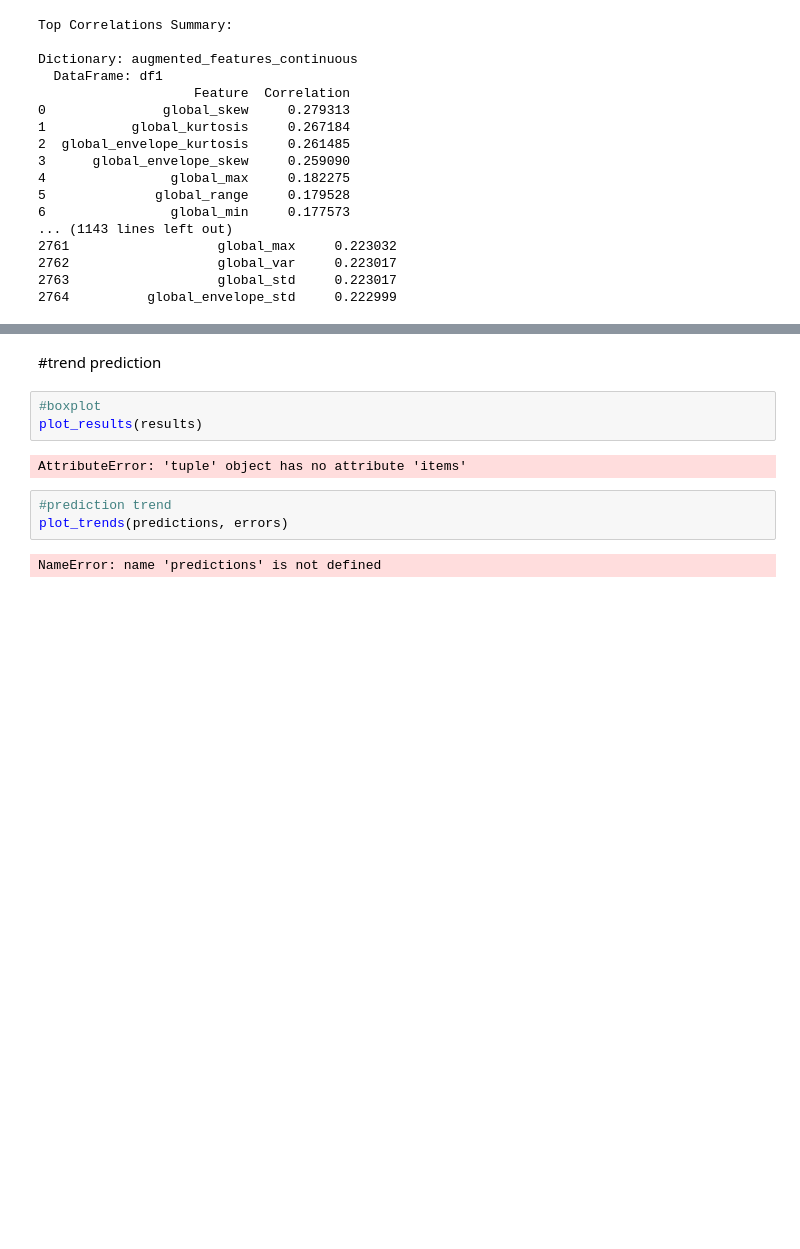
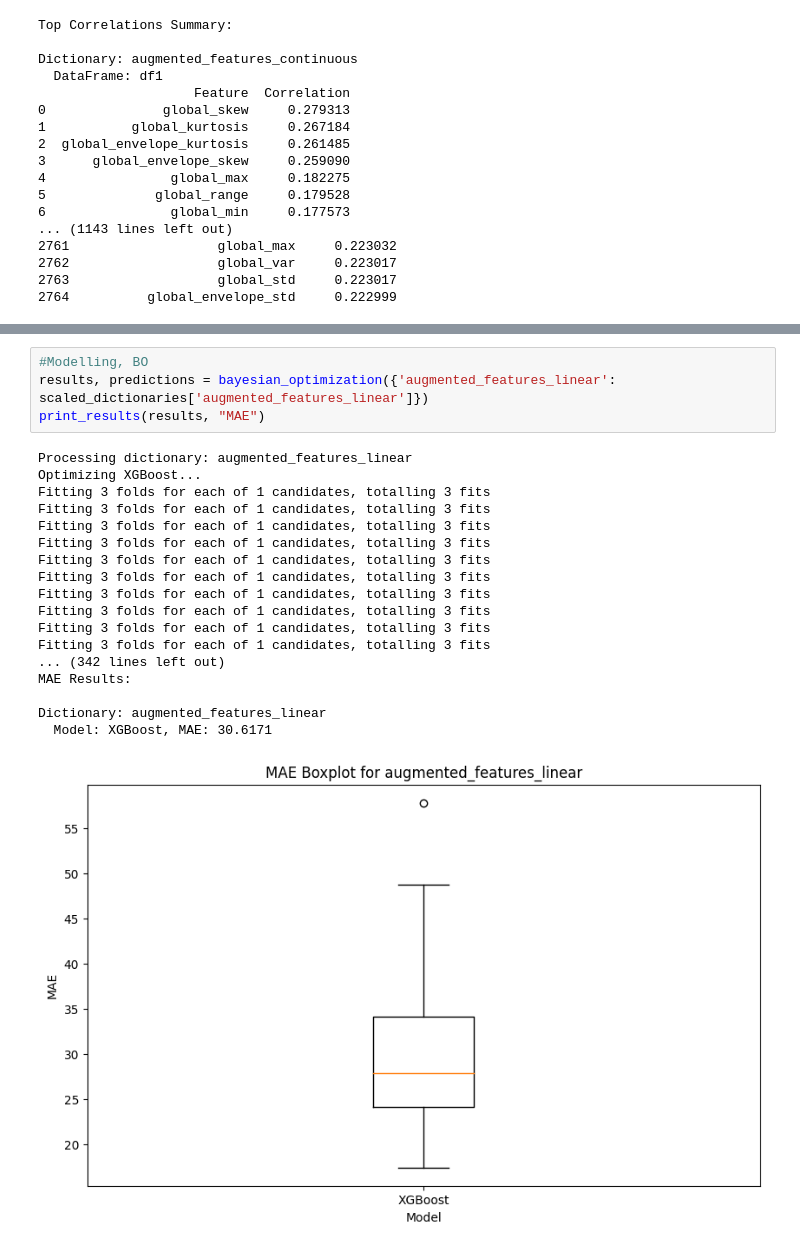
Before and after one commit to stebil87/Thesis, a Jupyter notebook: Analysis.ipynb, the cells around one changed output, grey strips where cells are left out. Drawn from its saved outputs; the diff is of its cells as text; blank space fills up the shorter version.

```diff
--- a/Analysis.ipynb
+++ b/Analysis.ipynb
@@ -295,12 +300,23 @@ KeyboardInterrupt:
-# %% [markdown]
-#trend prediction
-# %%
-#boxplot
-plot_results(results)
-# %% [output]
-AttributeError: 'tuple' object has no attribute 'items'
-# %%
-#prediction trend
-plot_trends(predictions, errors)
-# %% [output]
-NameError: name 'predictions' is not defined
+# %%
+#Modelling, BO
+results, predictions = bayesian_optimization({'augmented_features_linear': scaled_dictionaries['augmented_features_linear']})
+print_results(results, "MAE")
+# %% [output]
+Processing dictionary: augmented_features_linear
+Optimizing XGBoost...
+Fitting 3 folds for each of 1 candidates, totalling 3 fits
+Fitting 3 folds for each of 1 candidates, totalling 3 fits
+Fitting 3 folds for each of 1 candidates, totalling 3 fits
+Fitting 3 folds for each of 1 candidates, totalling 3 fits
+Fitting 3 folds for each of 1 candidates, totalling 3 fits
+Fitting 3 folds for each of 1 candidates, totalling 3 fits
+Fitting 3 folds for each of 1 candidates, totalling 3 fits
+Fitting 3 folds for each of 1 candidates, totalling 3 fits
+Fitting 3 folds for each of 1 candidates, totalling 3 fits
+Fitting 3 folds for each of 1 candidates, totalling 3 fits
+... (342 lines left out)
+MAE Results:
+
+Dictionary: augmented_features_linear
+  Model: XGBoost, MAE: 30.6171
+[figure, added]
```
Also changed, not shown: parts of 3 cells of this notebook, 7 other files.
